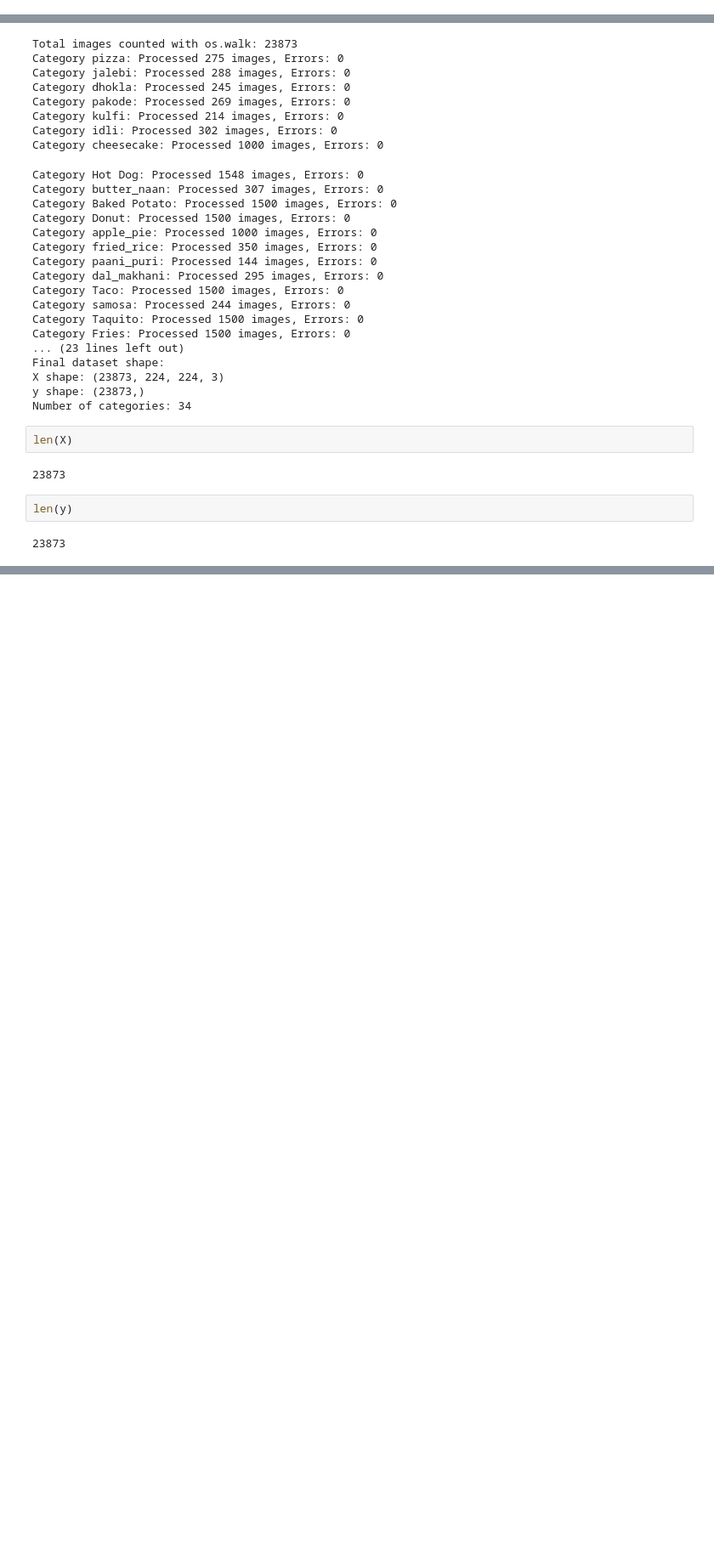
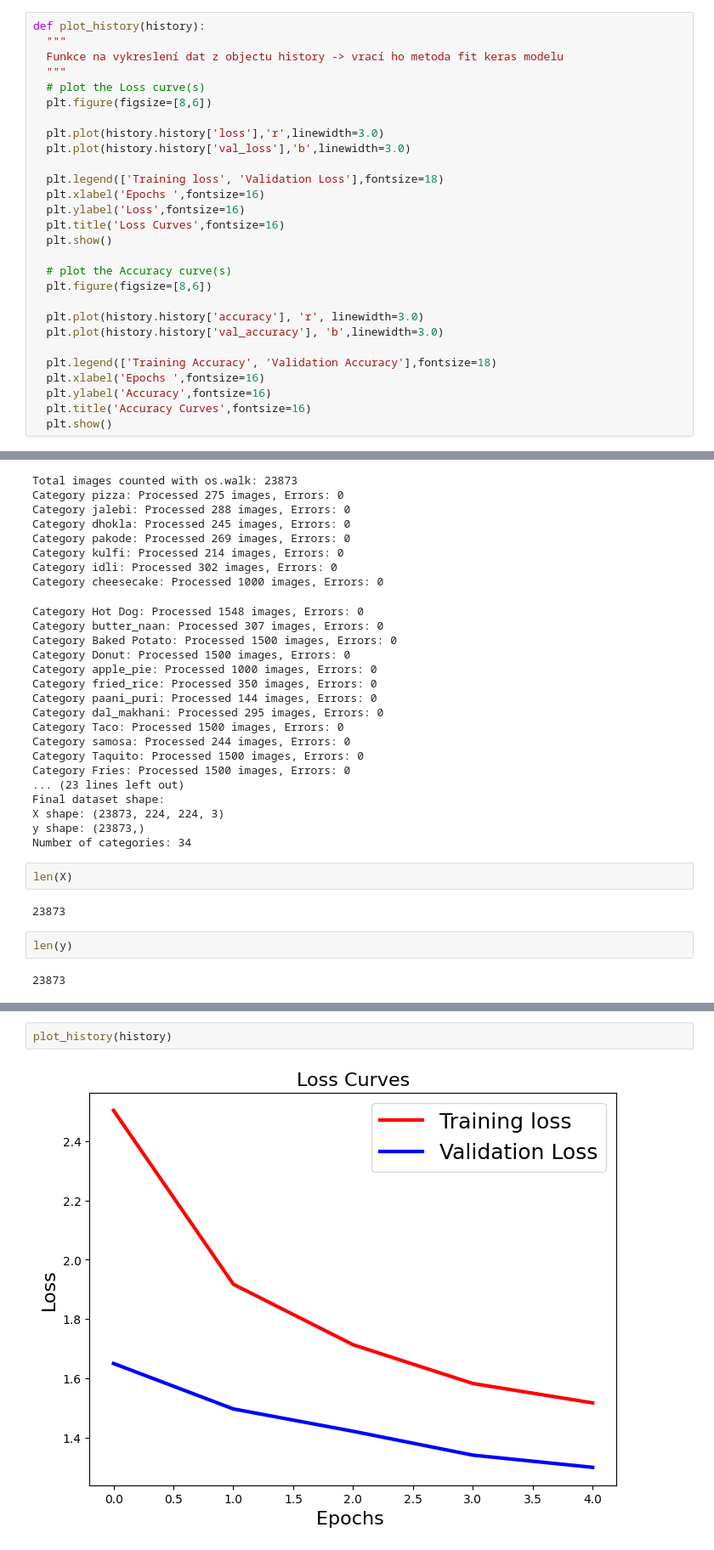
Before and after one commit to lukasgala19/FINAL_PROJECT, a Jupyter notebook: Závěrečný_projekt.ipynb, the cells around one changed output, grey strips where cells are left out. Shown: that part at 85% size. Saved outputs shown, nothing was run; the diff lists cells and outputs as text; blank space fills up the shorter version.

```diff
--- a/Závěrečný_projekt.ipynb
+++ b/Závěrečný_projekt.ipynb
@@ -34,6 +34,34 @@ from tensorflow.keras.utils import to_categorical
 from sklearn.model_selection import train_test_split
 from tensorflow.keras.preprocessing.image import ImageDataGenerator
 from tensorflow.keras.callbacks import ModelCheckpoint, EarlyStopping, ReduceLROnPlateau
+# %%
+def plot_history(history):
+  """
+  Funkce na vykreslení dat z objectu history -> vrací ho metoda fit keras modelu
+  """
+  # plot the Loss curve(s)
+  plt.figure(figsize=[8,6])
+
+  plt.plot(history.history['loss'],'r',linewidth=3.0)
+  plt.plot(history.history['val_loss'],'b',linewidth=3.0)
+
+  plt.legend(['Training loss', 'Validation Loss'],fontsize=18)
+  plt.xlabel('Epochs ',fontsize=16)
+  plt.ylabel('Loss',fontsize=16)
+  plt.title('Loss Curves',fontsize=16)
+  plt.show()
+
+  # plot the Accuracy curve(s)
+  plt.figure(figsize=[8,6])
+
+  plt.plot(history.history['accuracy'], 'r', linewidth=3.0)
+  plt.plot(history.history['val_accuracy'], 'b',linewidth=3.0)
+
+  plt.legend(['Training Accuracy', 'Validation Accuracy'],fontsize=18)
+  plt.xlabel('Epochs ',fontsize=16)
+  plt.ylabel('Accuracy',fontsize=16)
+  plt.title('Accuracy Curves',fontsize=16)
+  plt.show()
 # %%
 !mkdir -p ~/.kaggle
 !mv kaggle.json ~/.kaggle/
@@ -409,0 +593,4 @@ Epoch 5/5
+# %%
+plot_history(history)
+# %% [output]
+[figure, added]
```
Also changed, not shown: parts of 4 cells of this notebook.
